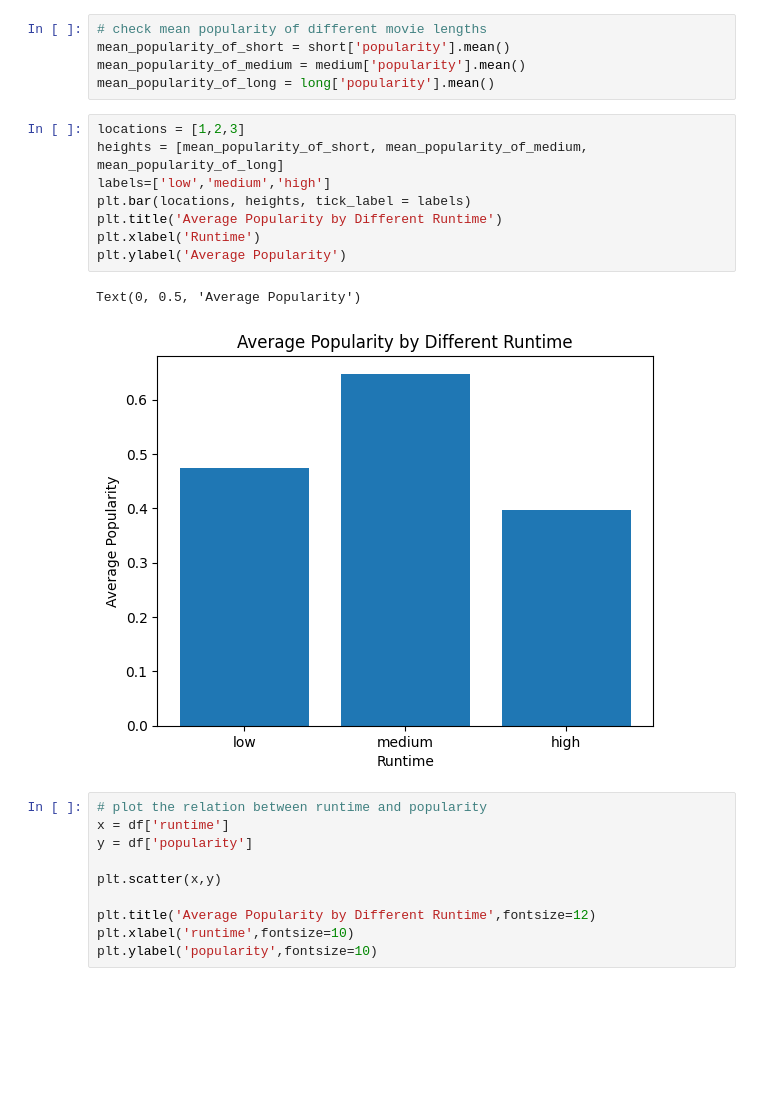
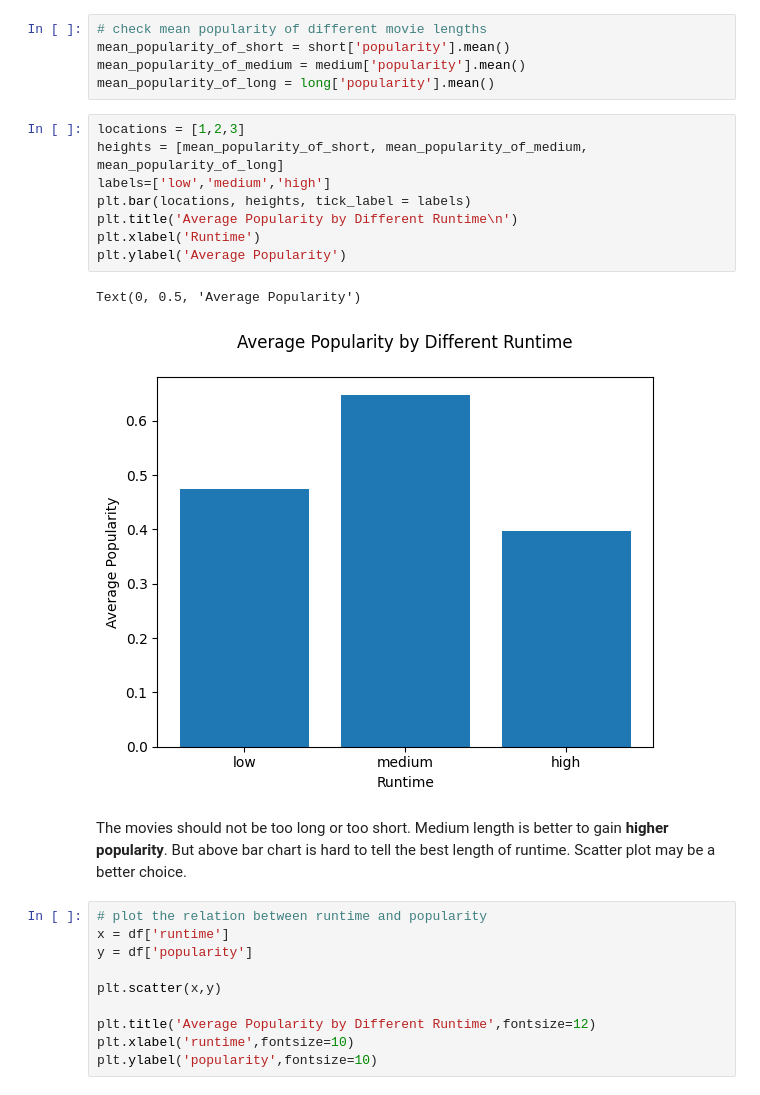
Before and after one commit to Rahmaaaan/DataAnalysisUsingIMDBMovie, a Jupyter notebook: Data analysis using IMDB Movie.ipynb, the cells around one changed output. Cells and saved outputs as stored; diff of their text form; blank space fills up the shorter version.

```diff
--- a/Data analysis using IMDB Movie.ipynb
+++ b/Data analysis using IMDB Movie.ipynb
@@ -219,14 +274,16 @@ mean_popularity_of_long = long['popularity'].mean()
 # %%
 locations = [1,2,3]
 heights = [mean_popularity_of_short, mean_popularity_of_medium, mean_popularity_of_long]
 labels=['low','medium','high']
 plt.bar(locations, heights, tick_label = labels)
-plt.title('Average Popularity by Different Runtime')
+plt.title('Average Popularity by Different Runtime\n')
 plt.xlabel('Runtime')
 plt.ylabel('Average Popularity')
 # %% [output]
 Text(0, 0.5, 'Average Popularity')
-[figure, old version]
+[figure, new version]
+# %% [markdown]
+The movies should not be too long or too short. Medium length is better to gain **higher popularity**. But above bar chart is hard to tell the best length of runtime. Scatter plot may be a better choice.
 # %%
 # plot the relation between runtime and popularity
 x = df['runtime']
```
Also changed, not shown: parts of 18 cells of this notebook.
